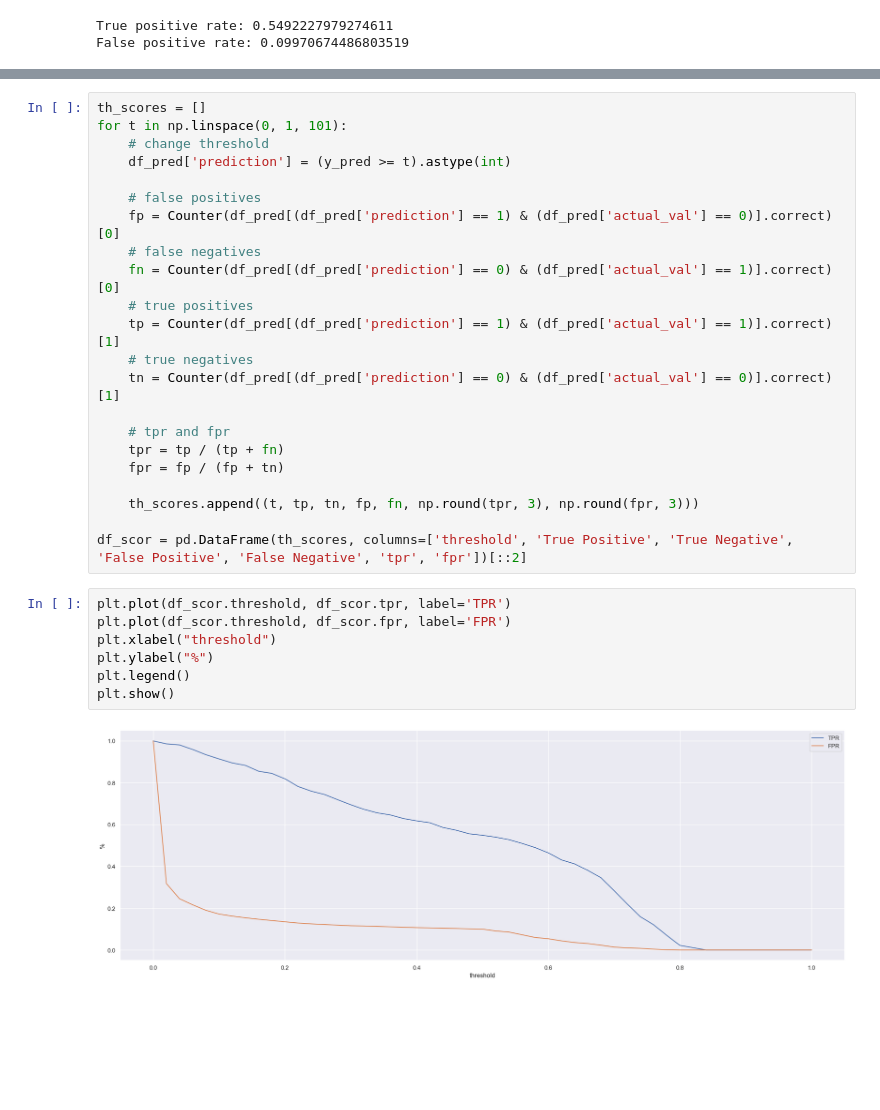
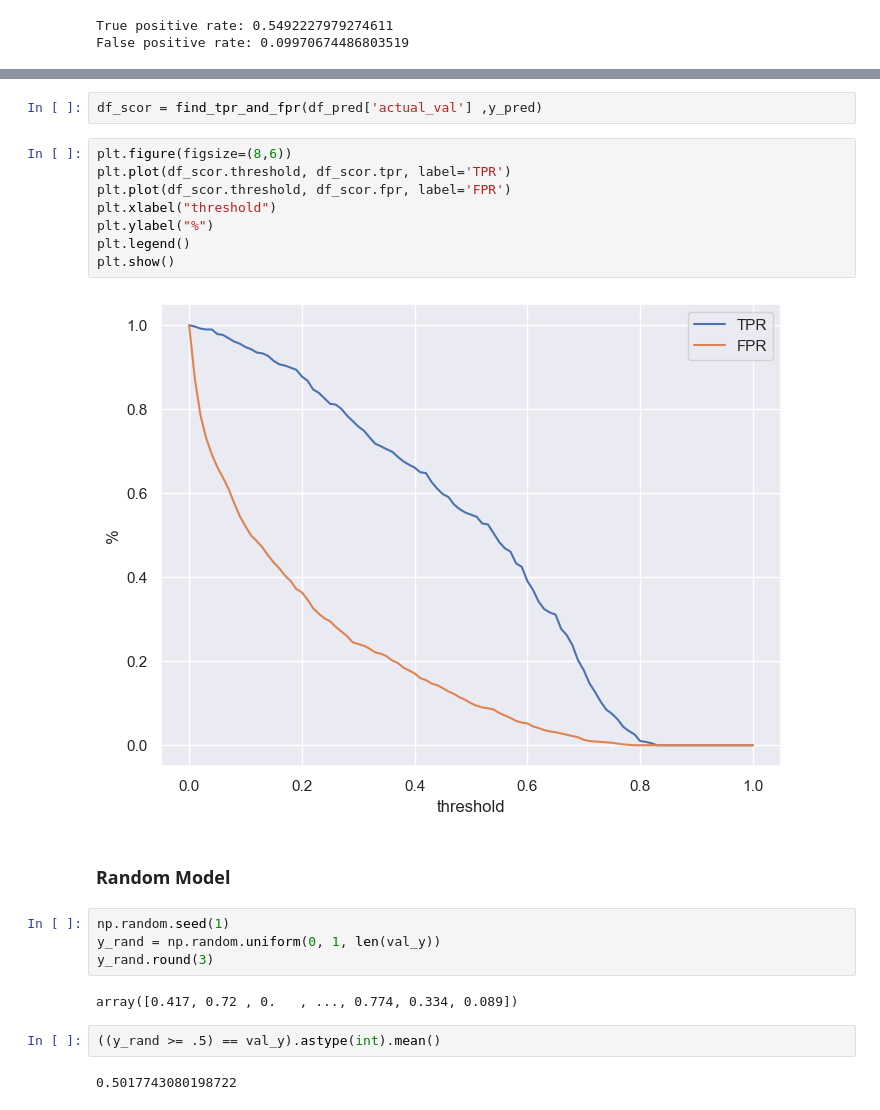
Before and after one commit to kabsmeiou/ml-zoomcamp, a Jupyter notebook: Jupyter Notebook/Lecture 4/Evaluation.ipynb, the cells around one changed output, grey strips where cells are left out. Cells and saved outputs as stored; diff of their text form; blank space fills up the shorter version.

```diff
--- a/Jupyter Notebook/Lecture 4/Evaluation.ipynb
+++ b/Jupyter Notebook/Lecture 4/Evaluation.ipynb
@@ -423,31 +446,24 @@ False positive rate: 0.09970674486803519
 # %%
-th_scores = []
-for t in np.linspace(0, 1, 101):
-    # change threshold
-    df_pred['prediction'] = (y_pred >= t).astype(int)
-
-    # false positives
-    fp = Counter(df_pred[(df_pred['prediction'] == 1) & (df_pred['actual_val'] == 0)].correct)[0]
-    # false negatives
-    fn = Counter(df_pred[(df_pred['prediction'] == 0) & (df_pred['actual_val'] == 1)].correct)[0]
-    # true positives
-    tp = Counter(df_pred[(df_pred['prediction'] == 1) & (df_pred['actual_val'] == 1)].correct)[1]
-    # true negatives
-    tn = Counter(df_pred[(df_pred['prediction'] == 0) & (df_pred['actual_val'] == 0)].correct)[1]
-
-    # tpr and fpr
-    tpr = tp / (tp + fn)
-    fpr = fp / (fp + tn)
-
-    th_scores.append((t, tp, tn, fp, fn, np.round(tpr, 3), np.round(fpr, 3)))
-
-df_scor = pd.DataFrame(th_scores, columns=['threshold', 'True Positive', 'True Negative', 'False Positive', 'False Negative', 'tpr', 'fpr'])[::2]
+df_scor = find_tpr_and_fpr(df_pred['actual_val'] ,y_pred)
 # %%
+plt.figure(figsize=(8,6))
 plt.plot(df_scor.threshold, df_scor.tpr, label='TPR')
 plt.plot(df_scor.threshold, df_scor.fpr, label='FPR')
 plt.xlabel("threshold")
 plt.ylabel("%")
 plt.legend()
 plt.show()
 # %% [output]
-[figure, old version]
+[figure, new version]
+# %% [markdown]
+### Random Model
+# %%
+np.random.seed(1)
+y_rand = np.random.uniform(0, 1, len(val_y))
+y_rand.round(3)
+# %% [output]
+array([0.417, 0.72 , 0.   , ..., 0.774, 0.334, 0.089])
+# %%
+((y_rand >= .5) == val_y).astype(int).mean()
+# %% [output]
+0.5017743080198722
```
Also changed, not shown: parts of 15 cells of this notebook.
